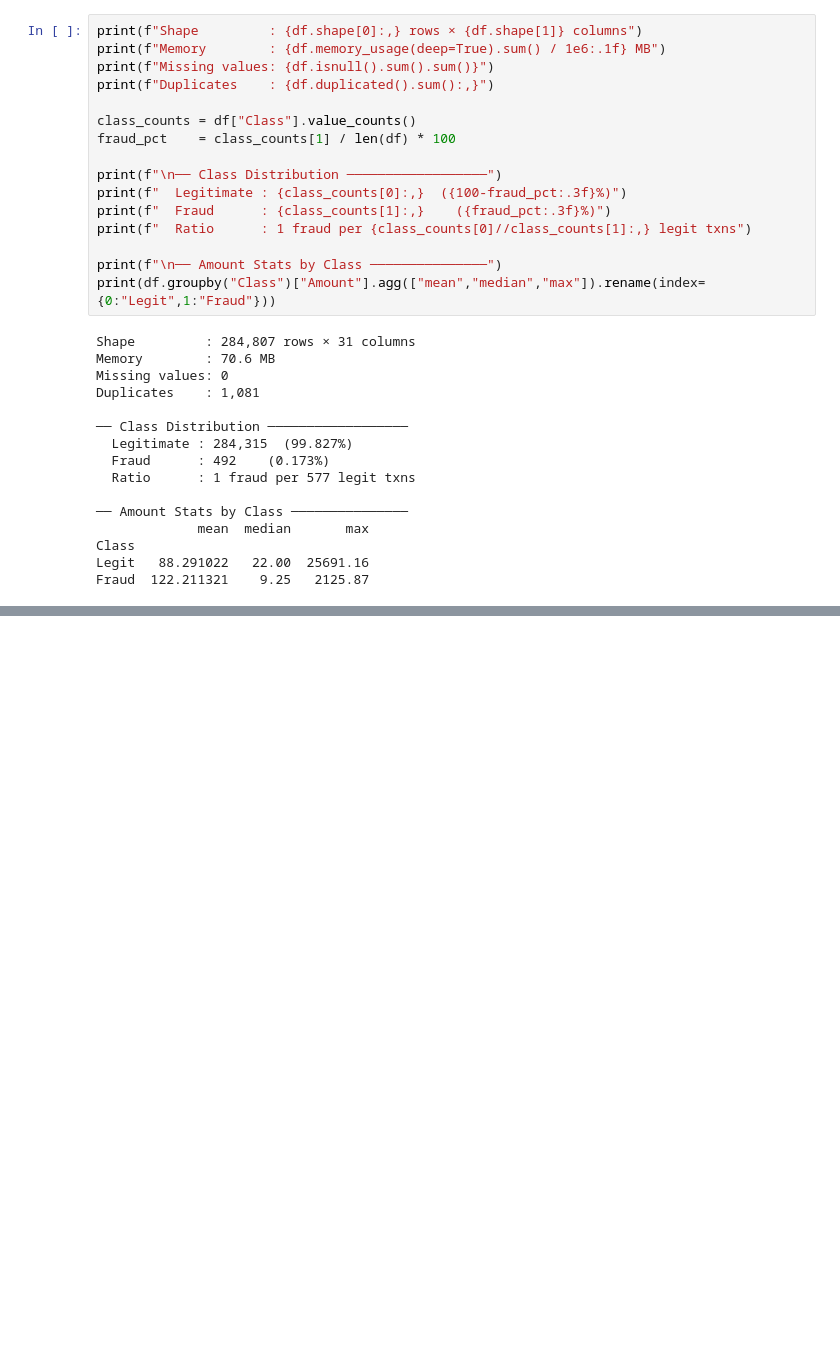
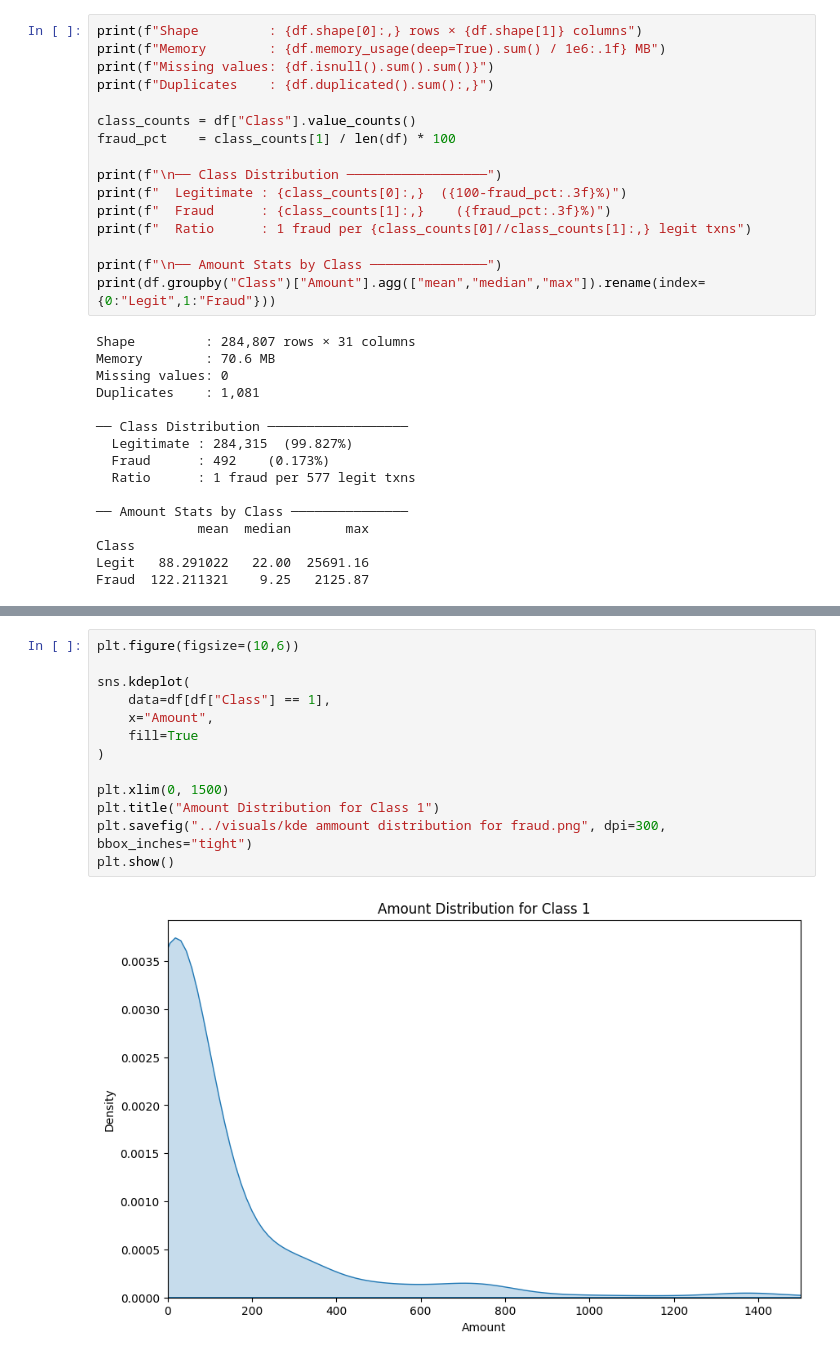
Before and after one commit to rabisah-01/credit-card-fraud-detection, a Jupyter notebook: notebooks/fraud_detection.ipynb, the cells around one changed output, grey strips where cells are left out. Drawn from its saved outputs; the diff is of its cells as text; blank space fills up the shorter version.

```diff
--- a/notebooks/fraud_detection.ipynb
+++ b/notebooks/fraud_detection.ipynb
@@ -89,0 +174,15 @@ Fraud  122.211321    9.25   2125.87
+# %%
+plt.figure(figsize=(10,6))
+
+sns.kdeplot(
+    data=df[df["Class"] == 1],
+    x="Amount",
+    fill=True
+)
+
+plt.xlim(0, 1500)
+plt.title("Amount Distribution for Class 1")
+plt.savefig("../visuals/kde ammount distribution for fraud.png", dpi=300, bbox_inches="tight")
+plt.show()
+# %% [output]
+[figure, added]
```
Also changed, not shown: parts of 15 cells of this notebook, 36 other files.
